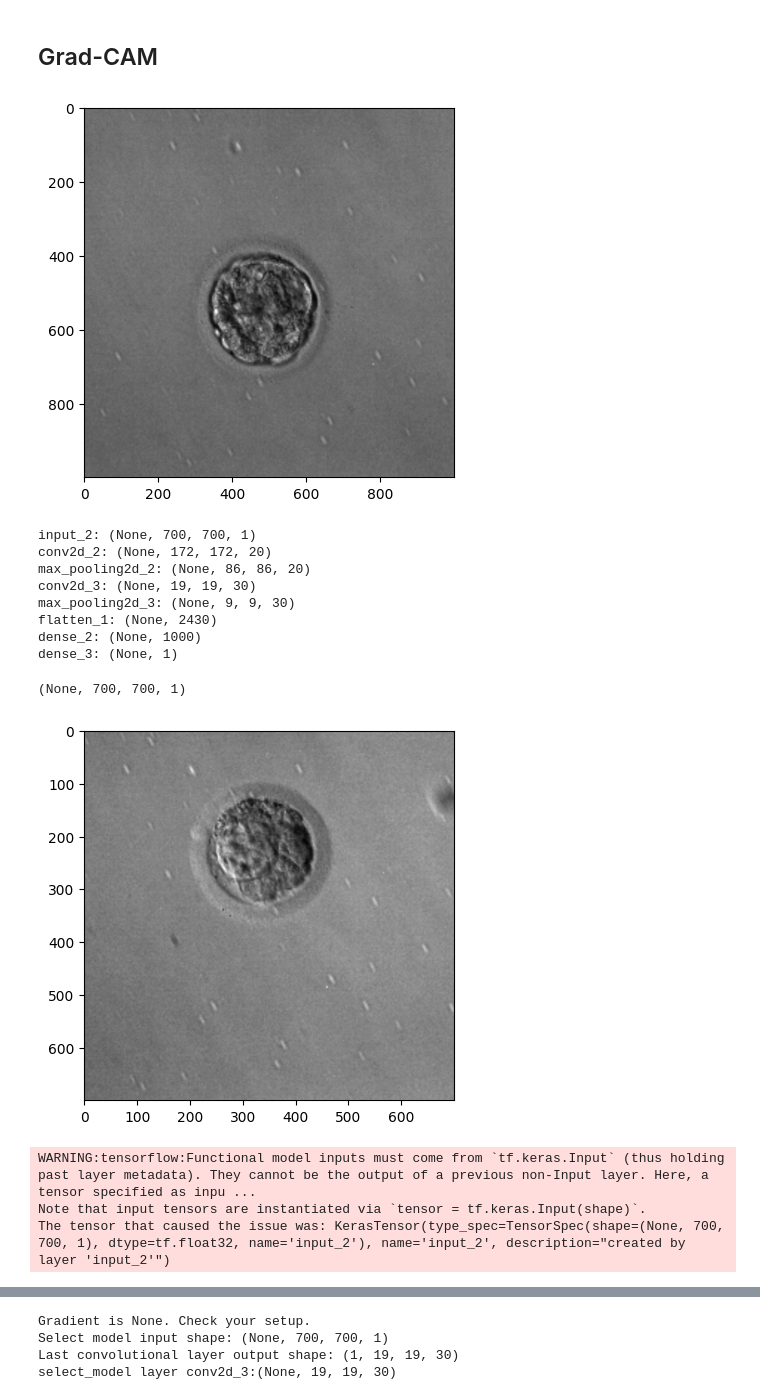
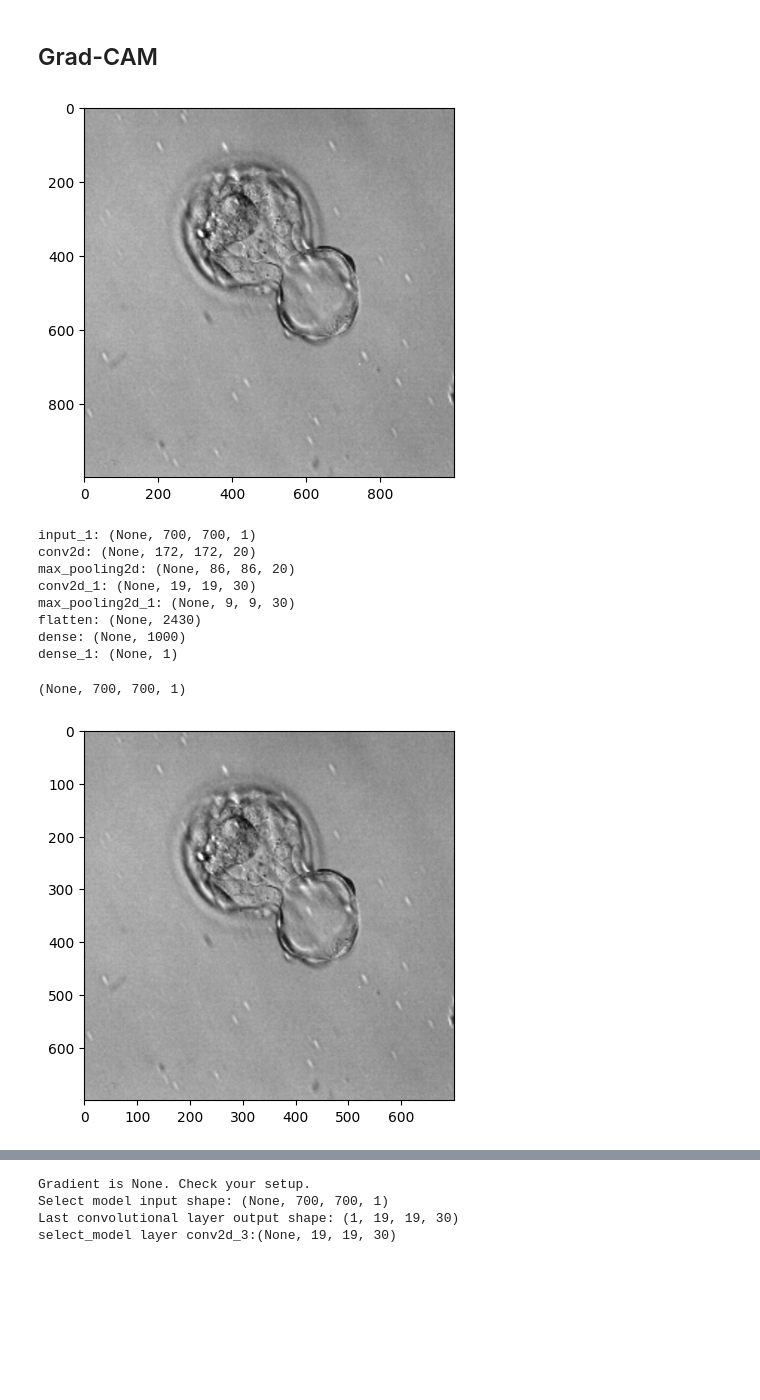
Before and after one commit to Echoslayer/Embryo-Hyperspectral-DL-Recognition-System, a Jupyter notebook: Tensorflow_T_Max_SX(300)v1-0.001.ipynb, the cells around one changed output, grey strips where cells are left out. Cells and saved outputs as stored; diff of their text form; code cells hidden in the pictures; blank space fills up the shorter version.

```diff
--- a/Tensorflow_T_Max_SX(300)v1-0.001.ipynb
+++ b/Tensorflow_T_Max_SX(300)v1-0.001.ipynb
@@ -100,7 +100,8 @@ Mounted at /content/drive
 # %%
 from pathlib import Path
 
-data_dir = Path("/content/drive/MyDrive/Code/Project/Embryo-Hyperspectral-DL-Recognition-System")
+# data_dir = Path("/content/drive/MyDrive/Code/Project/Embryo-Hyperspectral-DL-Recognition-System")
+data_dir = Path(r"F:\Code\Embryo-Hyperspectral-DL-Recognition-System")
 
 all_data_path = data_dir / 'dataset'
 
@@ -383,9 +392,9 @@ def senior_sister_net():
     '''
     inputs = tf.keras.layers.Input(shape=(700, 700, 1))
     x = layers.Conv2D(filters=20, kernel_size=13, strides=4, activation='relu')(inputs)
-    x = layers.MaxPooling2D()(x)
+    x = layers.AveragePooling2D()(x)
     x = layers.Conv2D(filters=30, kernel_size=13, strides=4, activation='relu')(x)
-    x = layers.MaxPooling2D()(x)
+    x = layers.AveragePooling2D()(x)
     x = layers.Flatten()(x)
     x = layers.Dense(units=1000, activation='relu')(x)
     outputs = layers.Dense(1, activation='sigmoid')(x)
@@ -467,6 +464,6 @@ net.build(input_shape)
 # Train the model
 history = net.fit(
       train_ds,
-      epochs=60,
+      epochs=30,
       validation_data=test_ds)
 # %% [output]
@@ -827,19 +816,19 @@ image = np.array(sample_img)
 plt.imshow(image, cmap='gray')
 plt.show()
 # %% [output]
-[figure, old version]
+[figure, new version]
 # %%
 select_model = net
 print("\n".join([f"{layer.name}: {layer.output.shape}" for layer in select_model.layers]))
 # %% [output]
-input_2: (None, 700, 700, 1)
-conv2d_2: (None, 172, 172, 20)
-max_pooling2d_2: (None, 86, 86, 20)
-conv2d_3: (None, 19, 19, 30)
-max_pooling2d_3: (None, 9, 9, 30)
-flatten_1: (None, 2430)
-dense_2: (None, 1000)
-dense_3: (None, 1)
+input_1: (None, 700, 700, 1)
+conv2d: (None, 172, 172, 20)
+max_pooling2d: (None, 86, 86, 20)
+conv2d_1: (None, 19, 19, 30)
+max_pooling2d_1: (None, 9, 9, 30)
+flatten: (None, 2430)
+dense: (None, 1000)
+dense_1: (None, 1)
 # %%
 net.input_shape
 # %% [output]
@@ -847,33 +836,30 @@ net.input_shape
 # %%
 ## Grad-CAM ##
 # Assuming `sample_img` is a numpy array of shape (700, 700, 1)
 # Replace `sample_img` with your actual image array
 # sample_img = np.random.rand(700, 700, 1)  # Placeholder, replace with actual image
 
 select_model = net
 last_layer_from = -4
 
 # image = np.array(sample_img)
 if image.shape != (700, 700, 1):
     image = cv2.resize(image, (700, 700)).reshape((700, 700, 1))
 plt.imshow(image.squeeze(), cmap='gray')
 plt.show()
 
 # Get the last convolutional layer
-last_conv_layer = select_model.get_layer("conv2d_3")  # 使用層名稱來獲取最後一層卷積層
+last_conv_layer = select_model.get_layer("conv2d_1")  # 使用層名稱來獲取最後一層卷積層
 last_conv_layer_model = tf.keras.Model(select_model.inputs, last_conv_layer.output)
 
 # Construct the classifier model up to the last convolutional layer
 classifier_input = tf.keras.Input(shape=last_conv_layer.output.shape[1:])
 x = classifier_input
 for layer in select_model.layers[-4:]:  # 只保留卷積層之後的部分
     x = layer(x)
 classifier_model = tf.keras.Model(classifier_input, x)
 # %% [output]
-[figure, old version]
+[figure, new version]
-WARNING:tensorflow:Functional model inputs must come from `tf.keras.Input` (thus holding past layer metadata). They cannot be the output of a previous non-Input layer. Here, a tensor specified as inpu ...
-Note that input tensors are instantiated via `tensor = tf.keras.Input(shape)`.
-The tensor that caused the issue was: KerasTensor(type_spec=TensorSpec(shape=(None, 700, 700, 1), dtype=tf.float32, name='input_2'), name='input_2', description="created by layer 'input_2'")
 # %%
 with tf.GradientTape() as tape:
     inputs = image[np.newaxis, ...]
```
Also changed, not shown: parts of 23 cells of this notebook, 1 other file.
